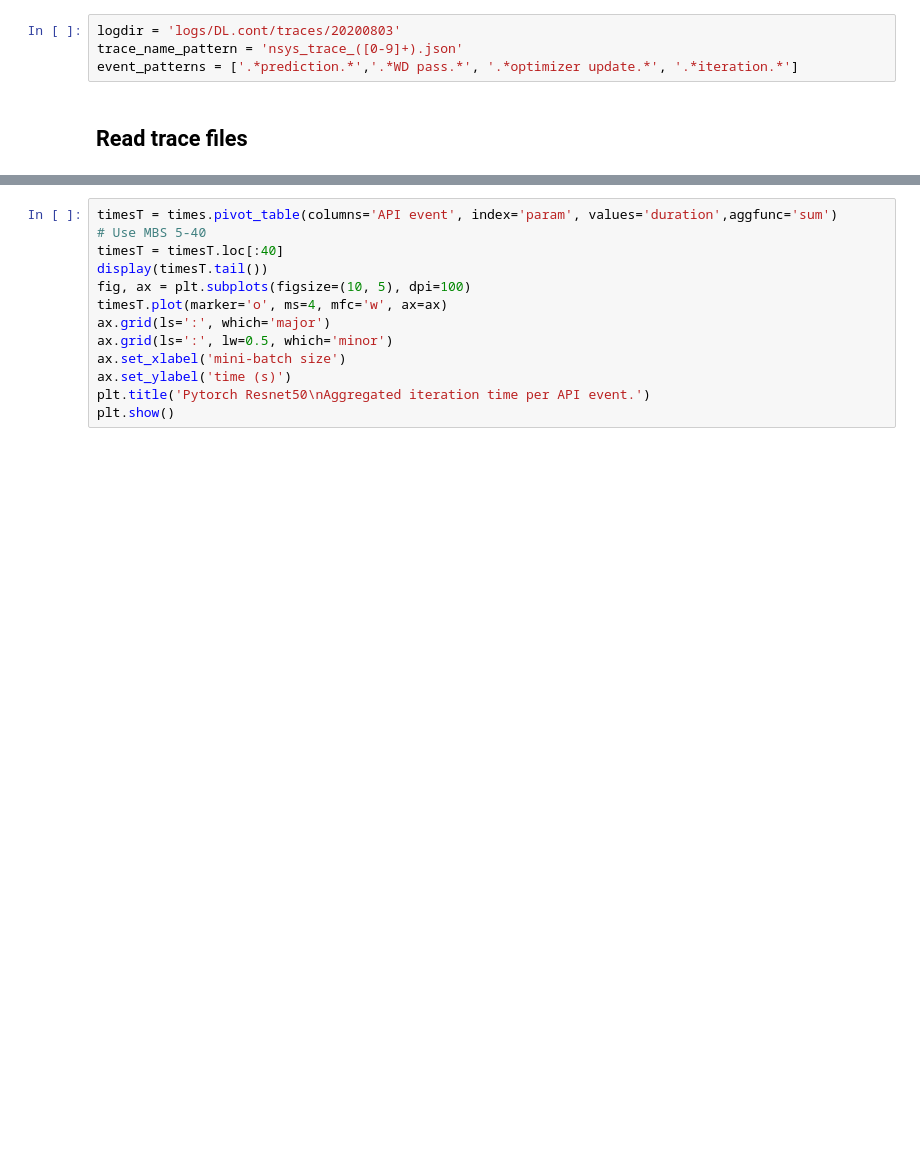
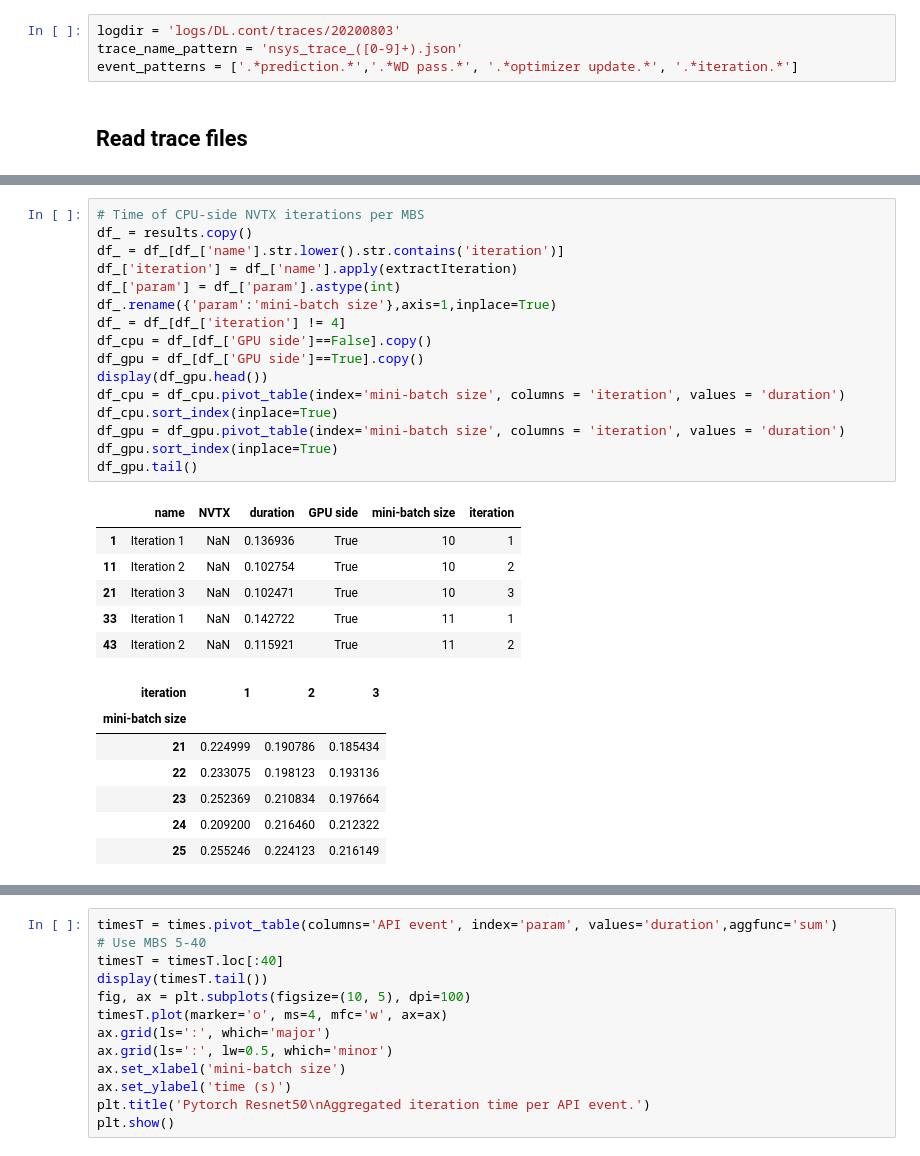
Before and after one commit to pyotr777/nsystraceparser, a Jupyter notebook: aggregateTimeFromMultipleTraces-pytorchResnet50_DLserver_20200803.ipynb, the cells around one changed output, grey strips where cells are left out. Drawn from its saved outputs; the diff is of its cells as text; blank space fills up the shorter version.

```diff
--- a/aggregateTimeFromMultipleTraces-pytorchResnet50_DLserver_20200803.ipynb
+++ b/aggregateTimeFromMultipleTraces-pytorchResnet50_DLserver_20200803.ipynb
@@ -136,0 +154,30 @@ NVTX events: ['Iteration 1' 'FWD pass' 'Prediction and loss' 'BWD pass'
+# %%
+# Time of CPU-side NVTX iterations per MBS
+df_ = results.copy()
+df_ = df_[df_['name'].str.lower().str.contains('iteration')]
+df_['iteration'] = df_['name'].apply(extractIteration)
+df_['param'] = df_['param'].astype(int)
+df_.rename({'param':'mini-batch size'},axis=1,inplace=True)
+df_ = df_[df_['iteration'] != 4]
+df_cpu = df_[df_['GPU side']==False].copy()
+df_gpu = df_[df_['GPU side']==True].copy()
+display(df_gpu.head())
+df_cpu = df_cpu.pivot_table(index='mini-batch size', columns = 'iteration', values = 'duration')
+df_cpu.sort_index(inplace=True)
+df_gpu = df_gpu.pivot_table(index='mini-batch size', columns = 'iteration', values = 'duration')
+df_gpu.sort_index(inplace=True)
+df_gpu.tail()
+# %% [output]
+|  | name | NVTX | duration | GPU side | mini-batch size | iteration |
+| 1 | Iteration 1 | NaN | 0.136936 | True | 10 | 1 |
+| 11 | Iteration 2 | NaN | 0.102754 | True | 10 | 2 |
+| 21 | Iteration 3 | NaN | 0.102471 | True | 10 | 3 |
+| 33 | Iteration 1 | NaN | 0.142722 | True | 11 | 1 |
+| 43 | Iteration 2 | NaN | 0.115921 | True | 11 | 2 |
+| iteration | 1 | 2 | 3 |
+| mini-batch size |  |  |  |
+| 21 | 0.224999 | 0.190786 | 0.185434 |
+| 22 | 0.233075 | 0.198123 | 0.193136 |
+| 23 | 0.252369 | 0.210834 | 0.197664 |
+| 24 | 0.209200 | 0.216460 | 0.212322 |
+| 25 | 0.255246 | 0.224123 | 0.216149 |
```
Also changed, not shown: parts of 13 cells of this notebook, 1 other file.
